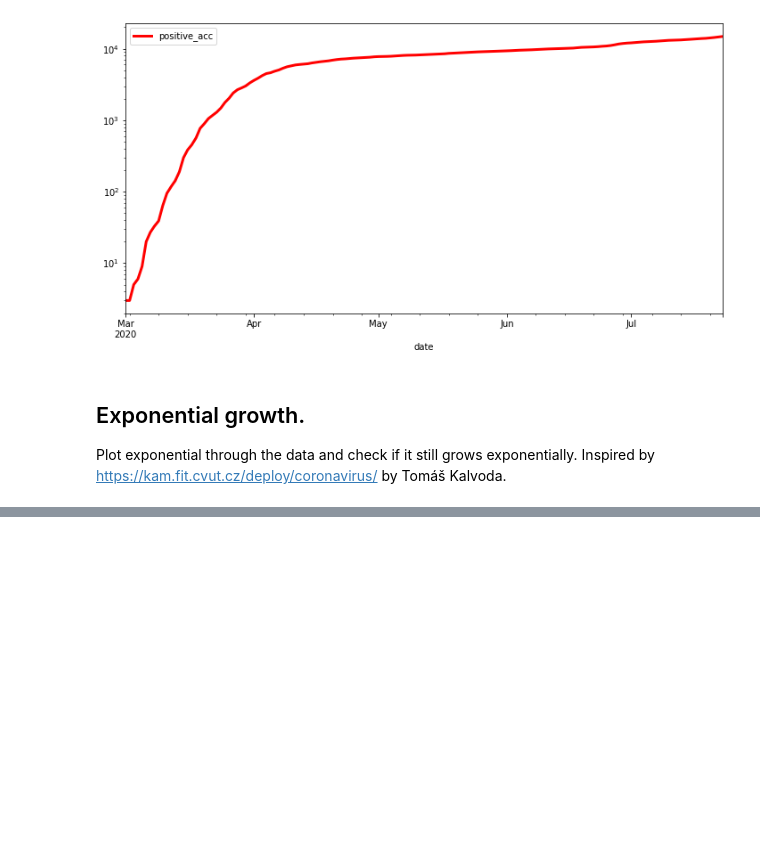
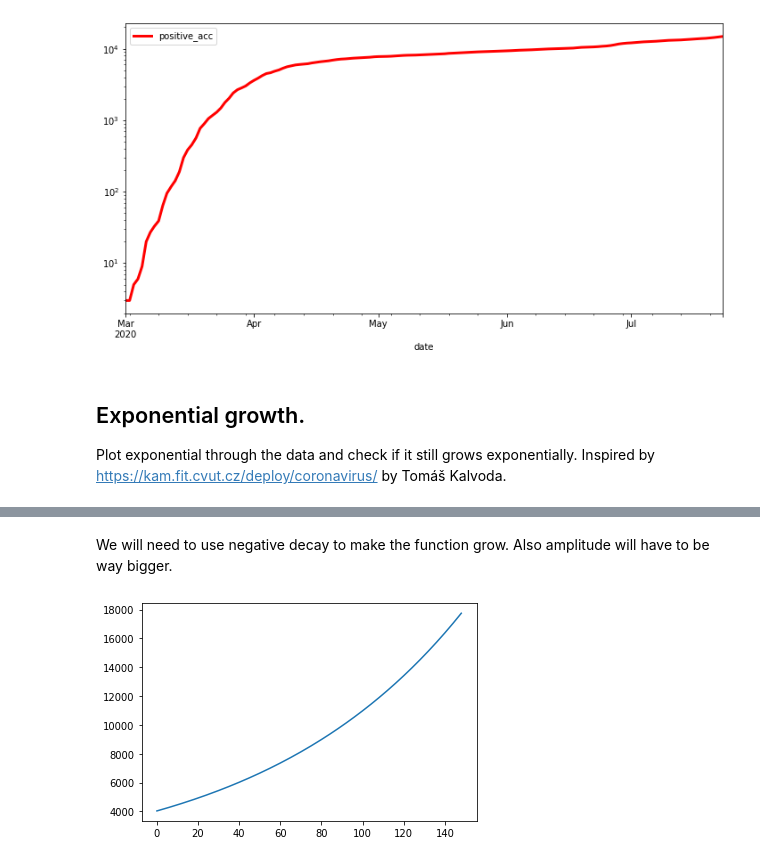
Before and after one commit to Gregofi/corona-czechia, a Jupyter notebook: corona.ipynb, the cells around one changed output, grey strips where cells are left out. Saved outputs shown, nothing was run; the diff lists cells and outputs as text; code cells hidden in the pictures; blank space fills up the shorter version.

```diff
--- a/corona.ipynb
+++ b/corona.ipynb
@@ -177,0 +190,9 @@ def func(x, ampl, e, decay):
+# %% [markdown]
+We will need to use negative decay to make the function grow. Also amplitude will have to be way bigger.
+# %%
+sugg_ampl, sugg_decay = 4000, -100
+exp_values_neg = [exp_decay(x, sugg_ampl, sugg_decay) for x in range(1, 150)]
+plt.plot(range(0, len(exp_values_neg)), exp_values_neg)
+plt.show()
+# %% [output]
+[figure, added]
```
Also changed, not shown: parts of 9 cells of this notebook.
